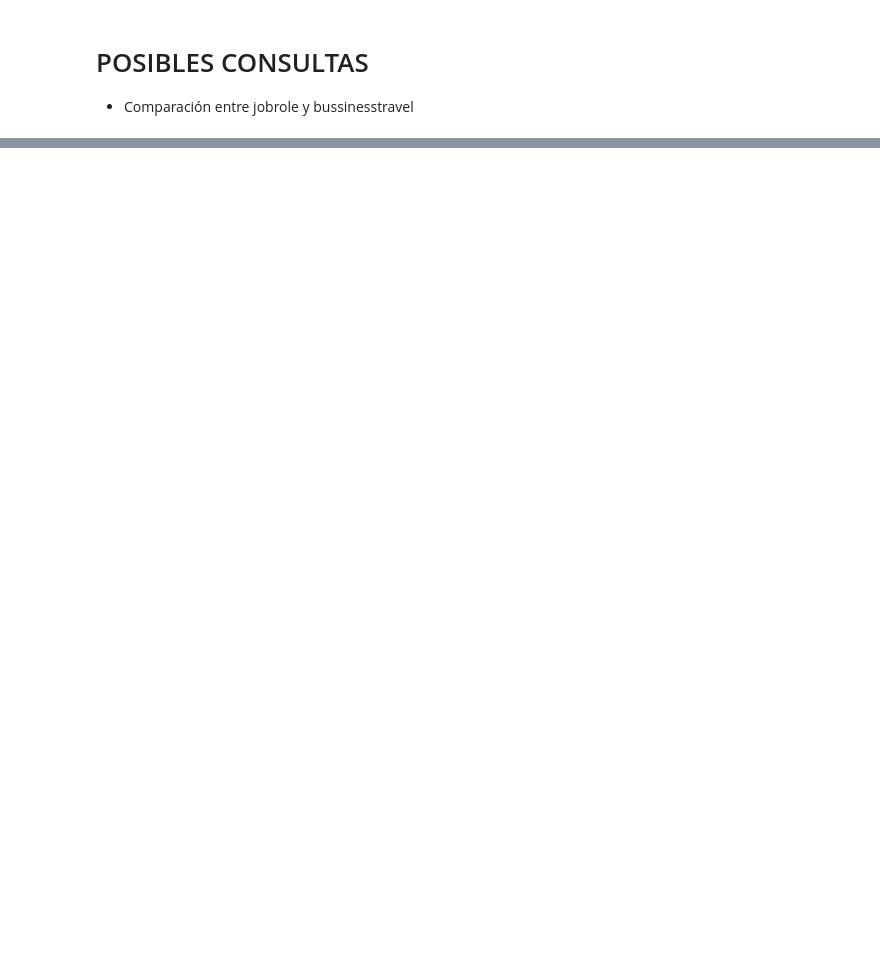
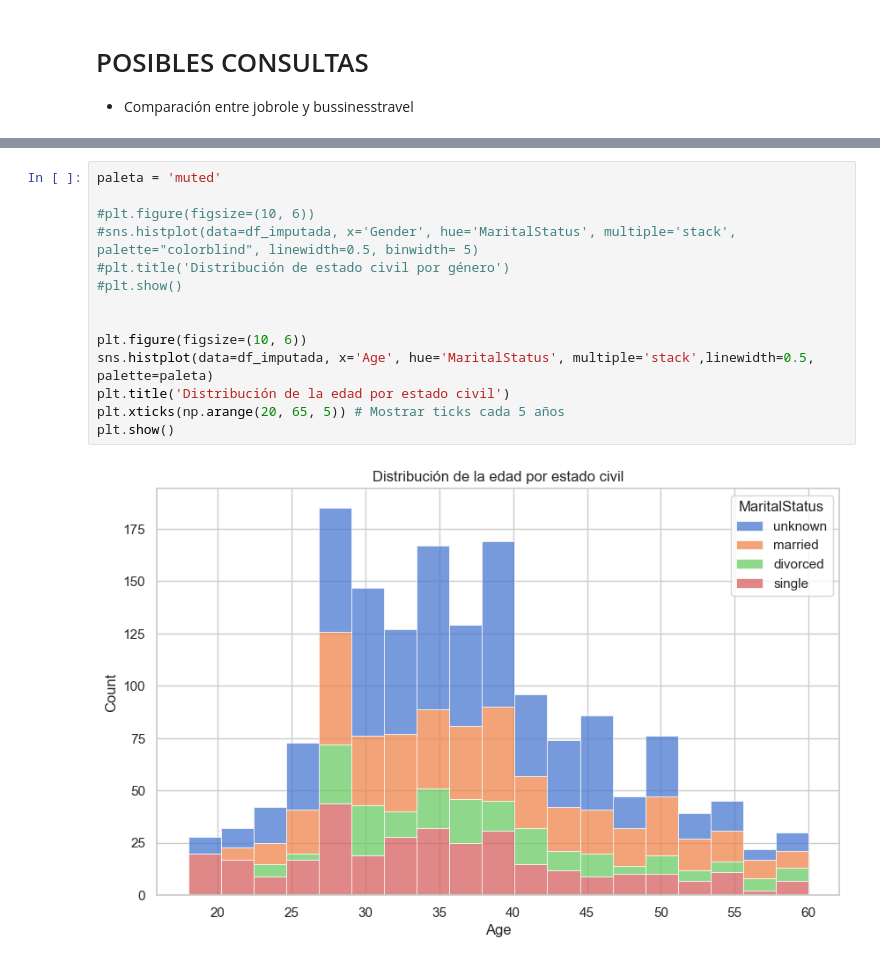
Before and after one commit to LuanaMagnabosco/Project-da-promo-A-modulo-3-team-2, a Jupyter notebook: fase-2B.ipynb, the cells around one changed output, grey strips where cells are left out. Saved outputs shown, nothing was run; the diff lists cells and outputs as text; blank space fills up the shorter version.

```diff
--- a/fase-2B.ipynb
+++ b/fase-2B.ipynb
@@ -447,0 +464,16 @@ print(f"El DataFrame modificado ha sido guardado en '{output_file_path}'.")
+# %%
+paleta = 'muted'
+
+#plt.figure(figsize=(10, 6))
+#sns.histplot(data=df_imputada, x='Gender', hue='MaritalStatus', multiple='stack', palette="colorblind", linewidth=0.5, binwidth= 5)
+#plt.title('Distribución de estado civil por género')
+#plt.show()
+
+
+plt.figure(figsize=(10, 6))
+sns.histplot(data=df_imputada, x='Age', hue='MaritalStatus', multiple='stack',linewidth=0.5, palette=paleta)
+plt.title('Distribución de la edad por estado civil')
+plt.xticks(np.arange(20, 65, 5)) # Mostrar ticks cada 5 años
+plt.show()
+# %% [output]
+[figure, added]
```
Also changed, not shown: parts of 13 cells of this notebook.
